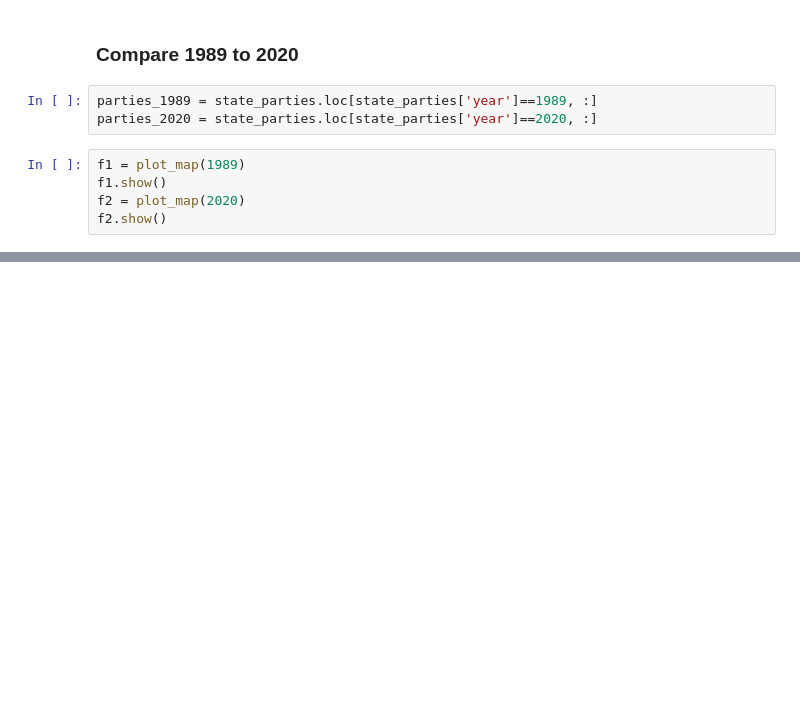
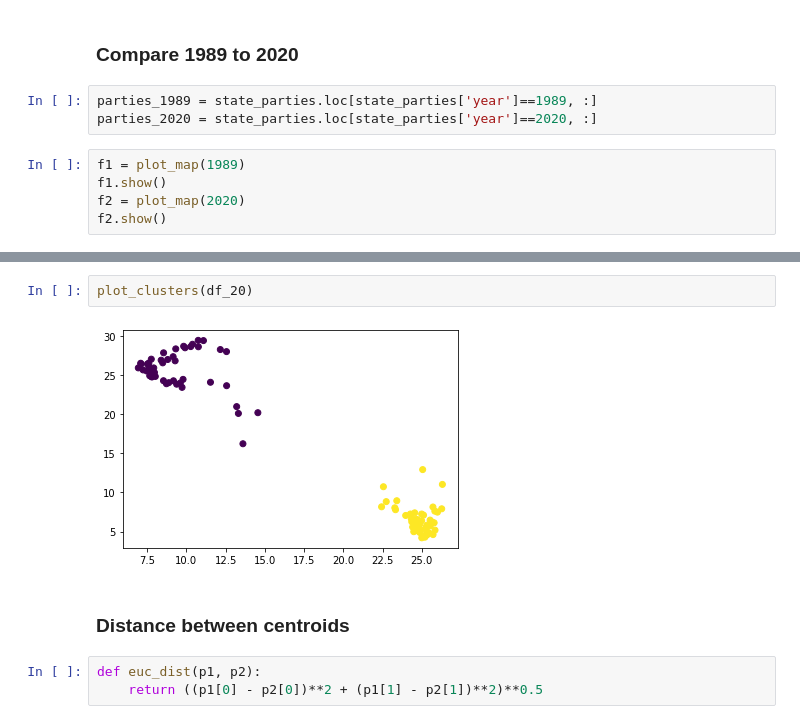
Before and after one commit to nastory/senate_votes, a Jupyter notebook: Senate Votes EDA.ipynb, the cells around one changed output, grey strips where cells are left out. Drawn from its saved outputs; the diff is of its cells as text; blank space fills up the shorter version.

```diff
--- a/Senate Votes EDA.ipynb
+++ b/Senate Votes EDA.ipynb
@@ -90,0 +224,9 @@ f2.show()
+# %%
+plot_clusters(df_20)
+# %% [output]
+[figure, added]
+# %% [markdown]
+### Distance between centroids
+# %%
+def euc_dist(p1, p2):
+    return ((p1[0] - p2[0])**2 + (p1[1] - p2[1])**2)**0.5
```
Also changed, not shown: parts of 44 cells of this notebook.
